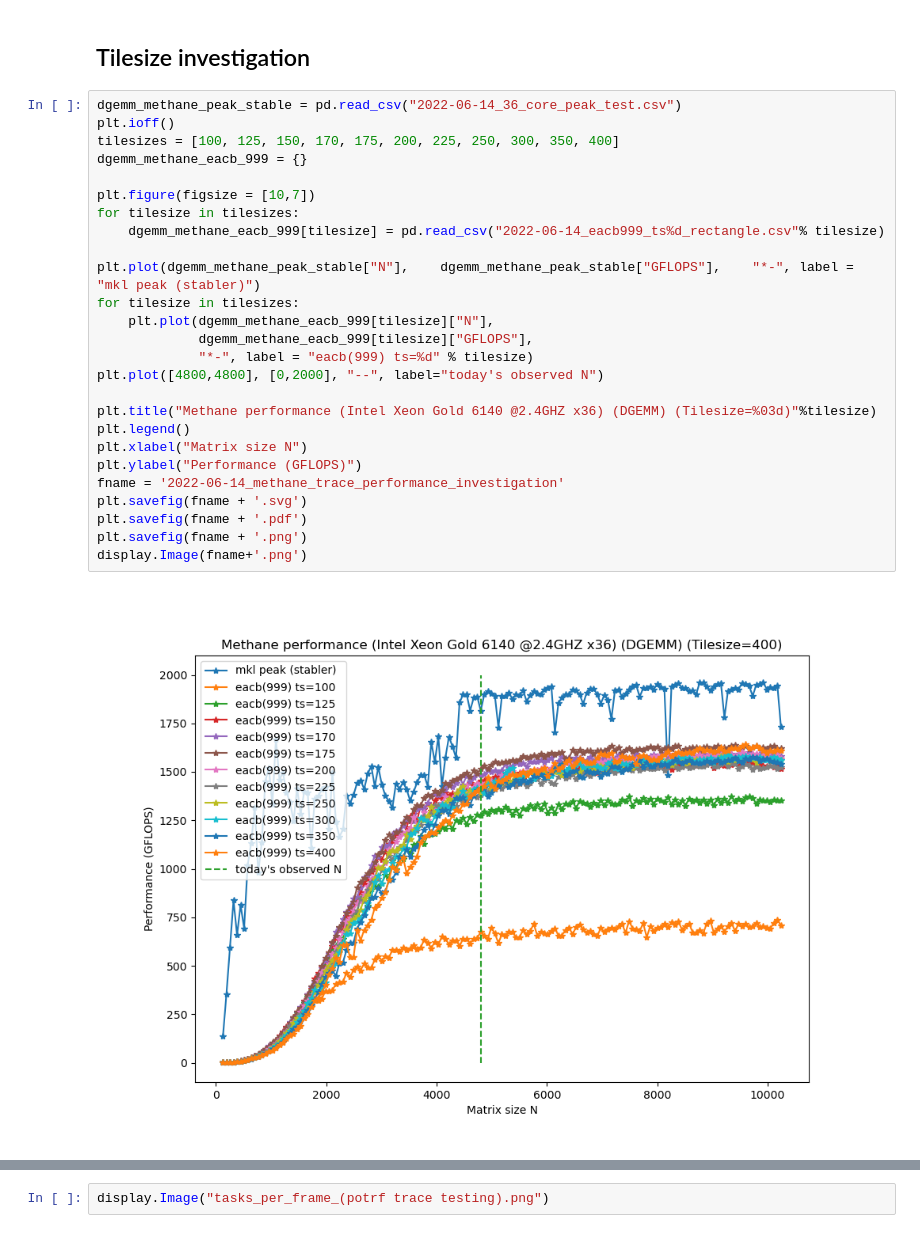
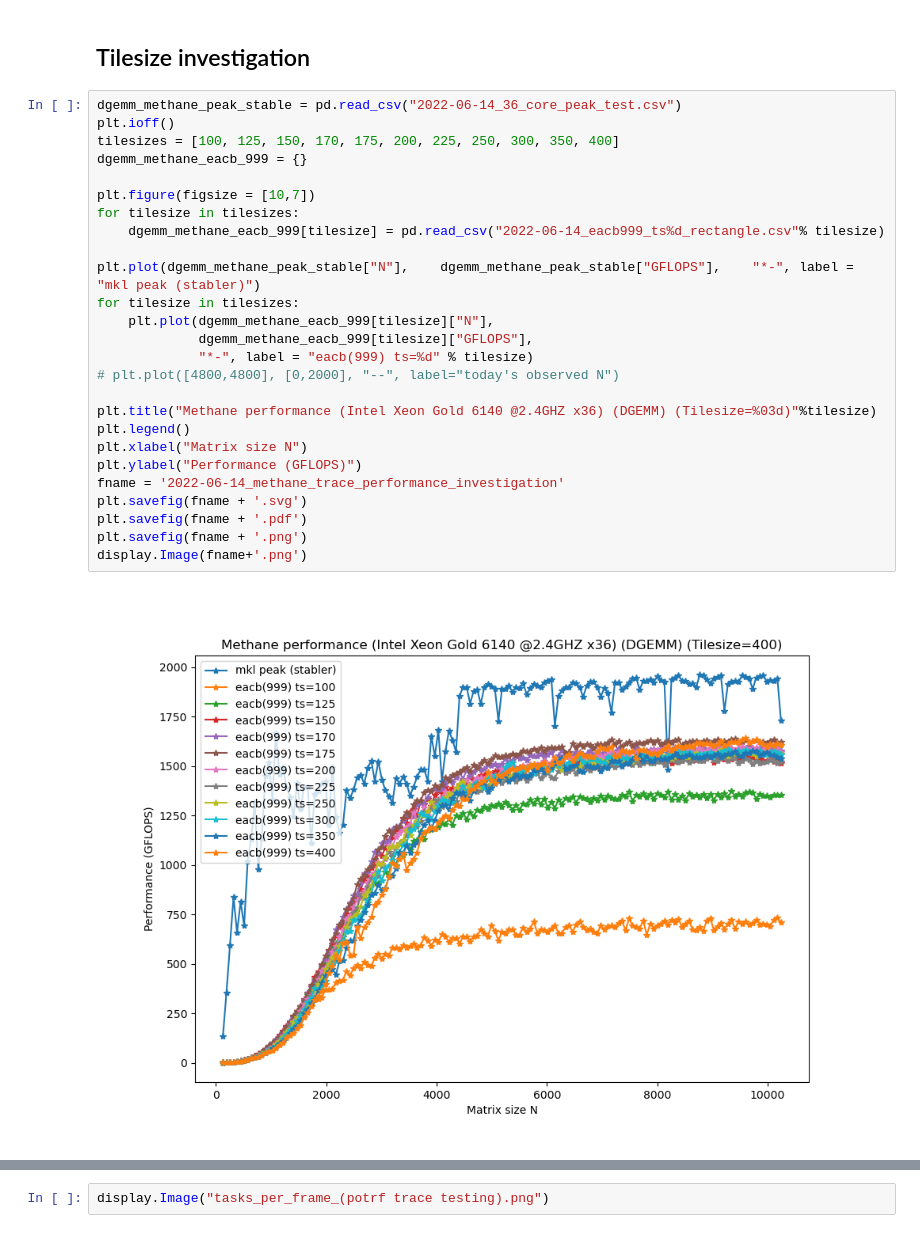
Before and after one commit to DSMishler/ICL-dev, a Jupyter notebook: DisCo/2022-06-20_Mishler_DisCo_Progress.ipynb, the cells around one changed output, grey strips where cells are left out. Cells and saved outputs as stored; diff of their text form.

```diff
--- a/DisCo/2022-06-20_Mishler_DisCo_Progress.ipynb
+++ b/DisCo/2022-06-20_Mishler_DisCo_Progress.ipynb
@@ -20,31 +32,31 @@ plt.ioff()
 # %%
 dgemm_methane_peak_stable = pd.read_csv("2022-06-14_36_core_peak_test.csv")
 plt.ioff()
 tilesizes = [100, 125, 150, 170, 175, 200, 225, 250, 300, 350, 400]
 dgemm_methane_eacb_999 = {}
 
 plt.figure(figsize = [10,7])
 for tilesize in tilesizes:
     dgemm_methane_eacb_999[tilesize] = pd.read_csv("2022-06-14_eacb999_ts%d_rectangle.csv"% tilesize)
 
 plt.plot(dgemm_methane_peak_stable["N"],    dgemm_methane_peak_stable["GFLOPS"],    "*-", label = "mkl peak (stabler)")
 for tilesize in tilesizes:
     plt.plot(dgemm_methane_eacb_999[tilesize]["N"],
              dgemm_methane_eacb_999[tilesize]["GFLOPS"],
              "*-", label = "eacb(999) ts=%d" % tilesize)
-plt.plot([4800,4800], [0,2000], "--", label="today's observed N")
+# plt.plot([4800,4800], [0,2000], "--", label="today's observed N")
 
 plt.title("Methane performance (Intel Xeon Gold 6140 @2.4GHZ x36) (DGEMM) (Tilesize=%03d)"%tilesize)
 plt.legend()
 plt.xlabel("Matrix size N")
 plt.ylabel("Performance (GFLOPS)")
 fname = '2022-06-14_methane_trace_performance_investigation'
 plt.savefig(fname + '.svg')
 plt.savefig(fname + '.pdf')
 plt.savefig(fname + '.png')
 display.Image(fname+'.png')
 # %% [output]
-[figure, old version]
+[figure, new version]
 # %%
 dgemm_mkl_peak = max(dgemm_methane_peak_stable["GFLOPS"])
 tilesizemax = []
```
Also changed, not shown: parts of 28 cells of this notebook, 1 other file.
